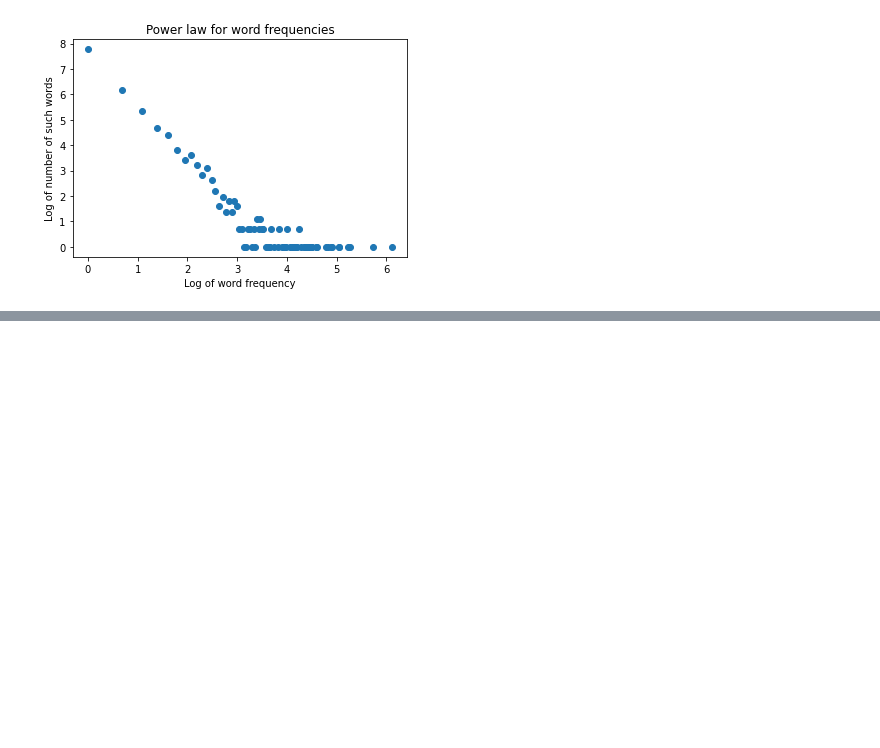
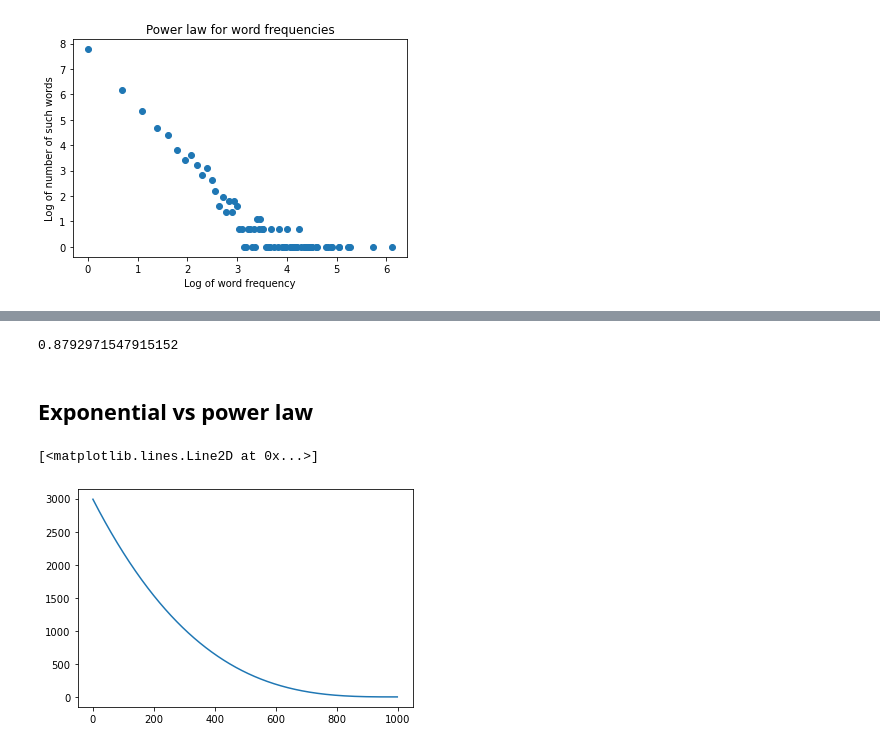
Before and after one commit to RRisto/learning, a Jupyter notebook: statistics/distributions/power_law.ipynb, the cells around one changed output, grey strips where cells are left out. Saved outputs shown, nothing was run; the diff lists cells and outputs as text; code cells hidden in the pictures; blank space fills up the shorter version.

Commit message:
power law

```diff
--- a/statistics/distributions/power_law.ipynb
+++ b/statistics/distributions/power_law.ipynb
@@ -104,0 +92,25 @@ Counter({77: 1,
+# %%
+def neg_zipf_likelihood(s):
+    n = sum(freq_of_word_counts)
+    # for each word count, find the probability that a random word has such word count
+    probas = word_counts ** (-s) / np.sum(np.arange(1, n+1) **(-s))
+    log_likelihood = sum(np.log(probas) * word_counts)
+    return -log_likelihood
+
+from scipy.optimize import minimize_scalar
+s_best = minimize_scalar(neg_zipf_likelihood, [0.1, 3.0] )
+print(s_best.x)
+# %% [output]
+0.8792971547915152
+# %% [markdown]
+## Exponential vs power law
+# %%
+x=np.arange(1, 1000)[::-1]
+const=3
+y_p=0.000003*x**const
+y_e=1.01**x
+# %%
+plt.plot(y_p)
+# %% [output]
+[<matplotlib.lines.Line2D at 0x...>]
+[figure, added]
```
Also changed, not shown: parts of 21 cells of this notebook.
